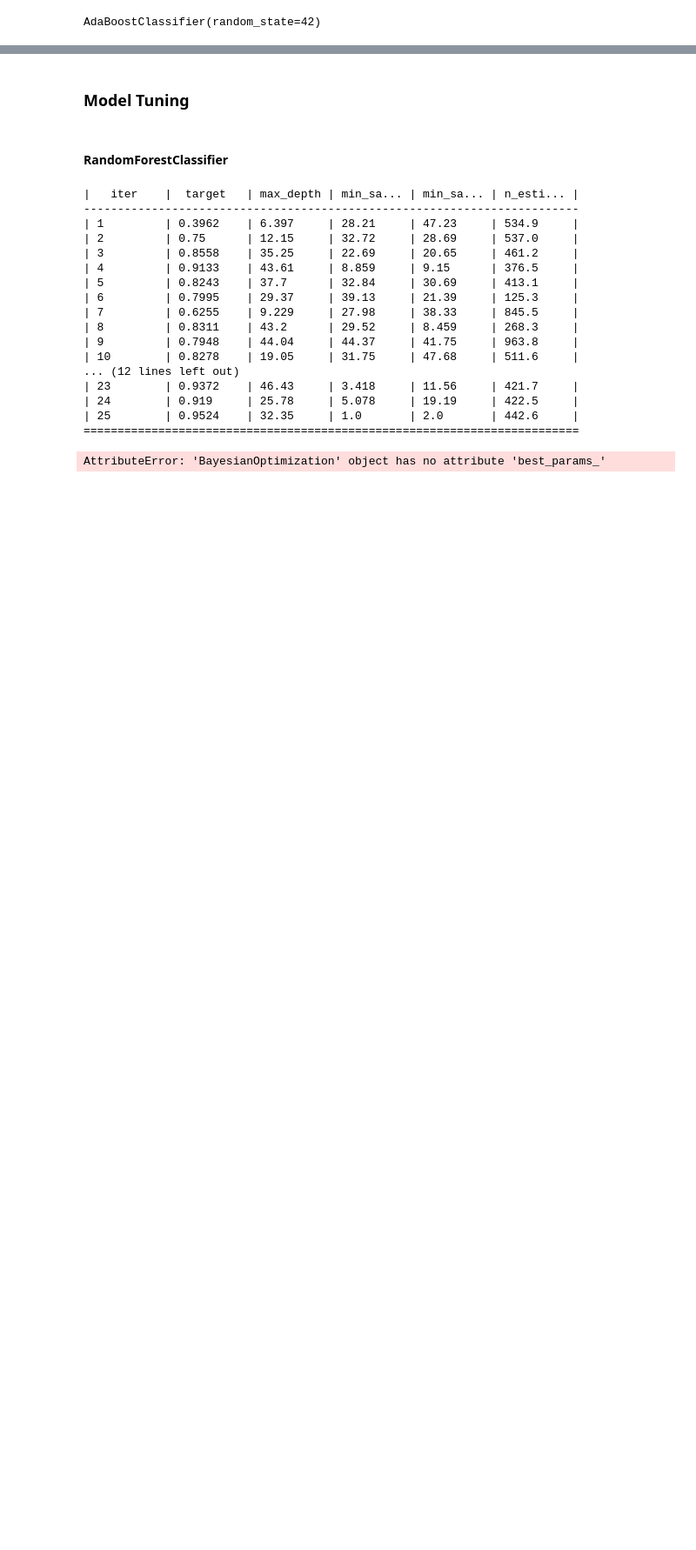
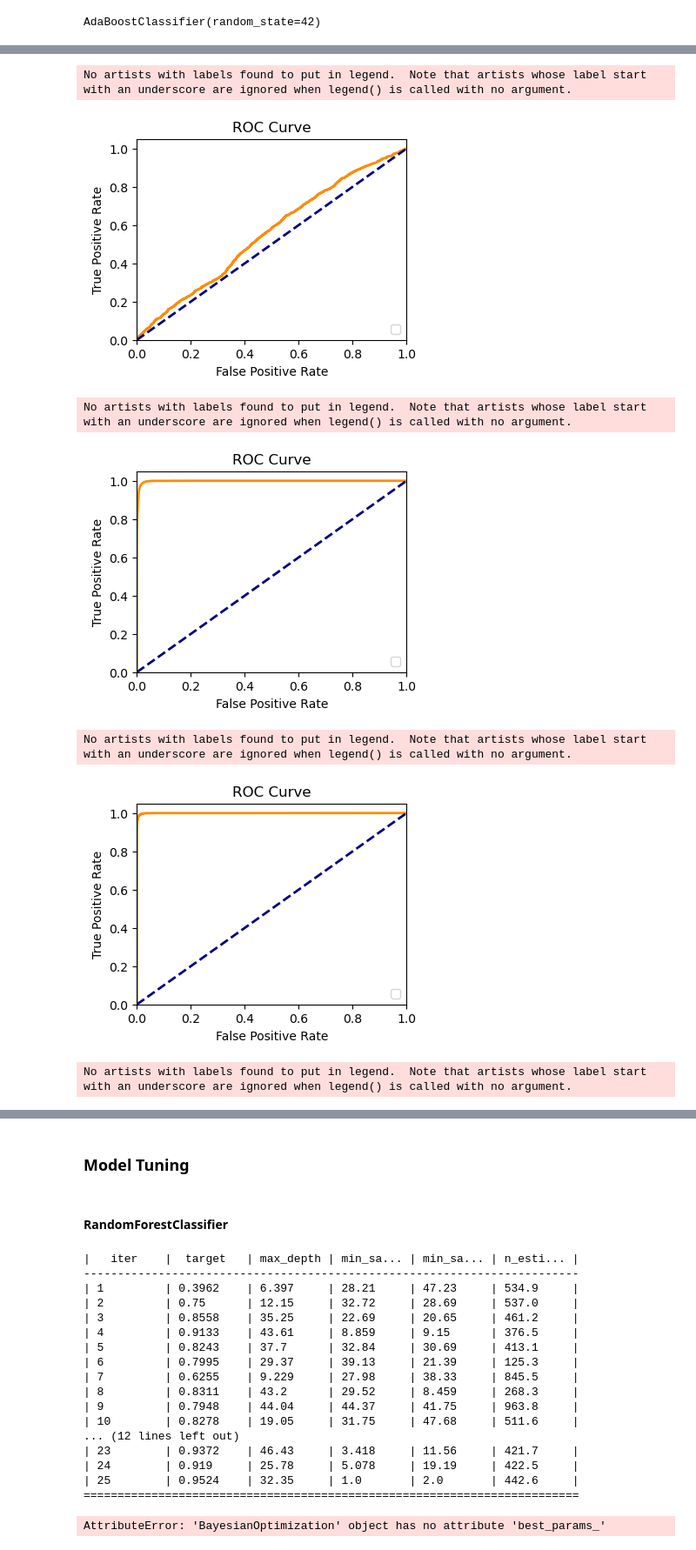
Before and after one commit to ahirsch-github/flight-price-prediction, a Jupyter notebook: flight_price_prediction_2_0.ipynb, the cells around one changed output, grey strips where cells are left out. Shown at 87% size. Drawn from its saved outputs; the diff is of its cells as text; code cells hidden in the pictures; blank space fills up the shorter version.

```diff
--- a/flight_price_prediction_2_0.ipynb
+++ b/flight_price_prediction_2_0.ipynb
@@ -1426,10 +1430,10 @@ def plot_learning_curve(estimator, X, y, cv=5):
 # Create a function to plot the ROC Curve
 def plot_roc_curve(estimator, X, y, cv=5):
     # Compute probabilities
-    y_pred_prob = estimator.predict_proba(X_test)[:,1]
+    y_pred_prob = estimator.predict_proba(X)[:,1]
 
     # Compute ROC curve and ROC area
-    fpr, tpr, _ = roc_curve(y_test, y_pred_prob)
+    fpr, tpr, _ = roc_curve(y, y_pred_prob)
     roc_auc = auc(fpr, tpr)
 
     plt.figure(figsize=(4, 3))
@@ -2168,0 +1954,16 @@ table
+# %%
+# plot the ROC curves for all models
+plot_roc_curve(lr, X_test, y_test)
+plot_roc_curve(rfc, X_test, y_test)
+plot_roc_curve(xgb, X_test, y_test)
+plot_roc_curve(gbc, X_test, y_test)
+plot_roc_curve(mlp, X_test, y_test)
+plot_roc_curve(abc, X_test, y_test)
+# %% [output]
+No artists with labels found to put in legend.  Note that artists whose label start with an underscore are ignored when legend() is called with no argument.
+[figure, added]
+No artists with labels found to put in legend.  Note that artists whose label start with an underscore are ignored when legend() is called with no argument.
+[figure, added]
+No artists with labels found to put in legend.  Note that artists whose label start with an underscore are ignored when legend() is called with no argument.
+[figure, added]
+No artists with labels found to put in legend.  Note that artists whose label start with an underscore are ignored when legend() is called with no argument.
```
Also changed, not shown: parts of 45 cells of this notebook.
